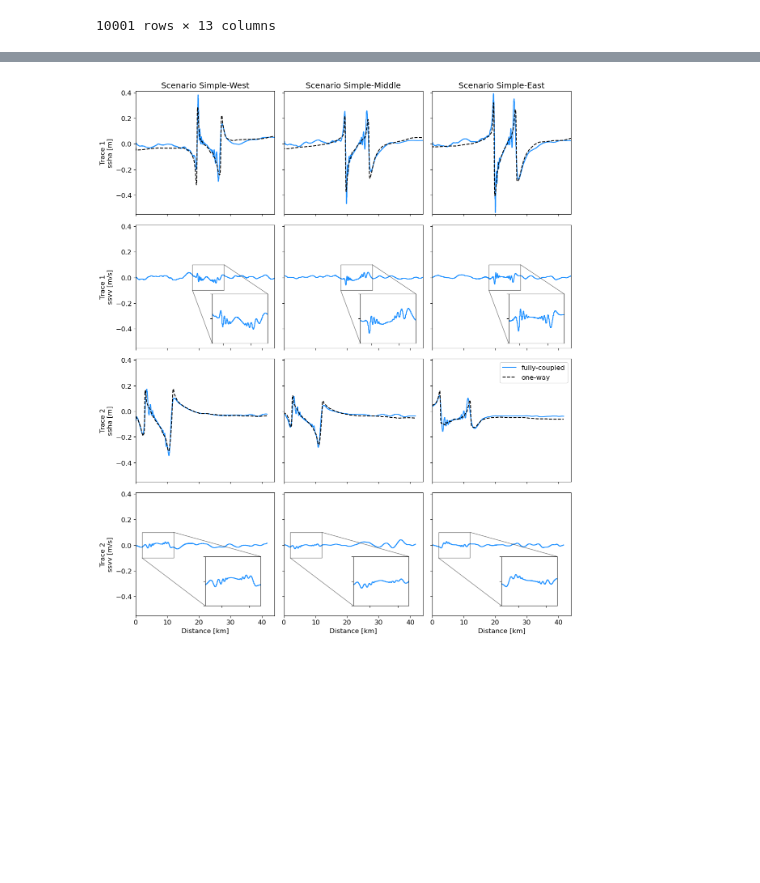
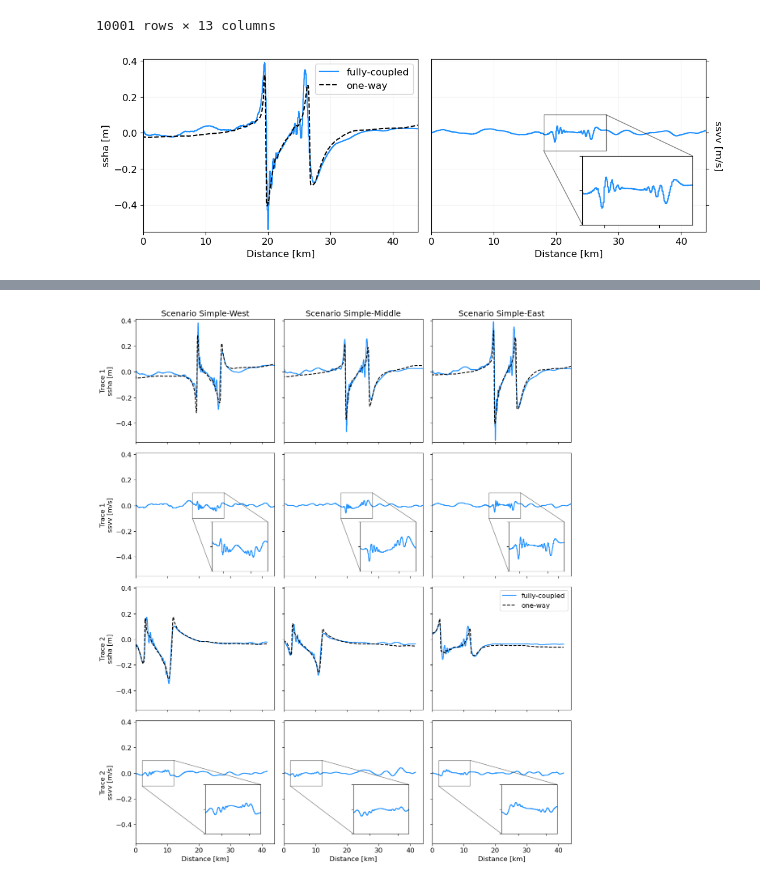
Before and after one commit to fabian-kutschera/Scripts4Processing, a Jupyter notebook: post_plotting/cross-section_ssha-ssvv_one-way_fully-coupled.ipynb, the cells around one changed output, grey strips where cells are left out. Cells and saved outputs as stored; diff of their text form; code cells hidden in the pictures; blank space fills up the shorter version.

Commit message:
add pars-pro-toto

```diff
--- a/post_plotting/cross-section_ssha-ssvv_one-way_fully-coupled.ipynb
+++ b/post_plotting/cross-section_ssha-ssvv_one-way_fully-coupled.ipynb
@@ -81,3 +81,33 @@ def plot_ssvv(filename, trace_nr, ax):
     axins.set_xticklabels([])
     axins.set_yticklabels([])
     ax.indicate_inset_zoom(axins, edgecolor="black")
+# %%
+# L305-314: You show a panel of 12 figures to only conclude that the waveforms contain more short-period signal.
+# If there is not more to gain from this plot, I would only show two subplots as pars-pro-toto.
+# Focus on Trace 1 Simple-East
+fig, (ax1, ax2) = plt.subplots(1, 2, figsize=(11,3.8), sharex=True, sharey=True)
+
+ax1.set_ylabel("ssha [m]")
+plot_ssha_fully("trace1_east_o5_ssha_ssvv_120s.csv", ax1)
+plot_ssha_oneway("trace1_east_simple_oneway_ssha_120s.csv", ax1)
+
+plot_ssvv("trace1_east_o5_ssha_ssvv_120s.csv", 1, ax2)
+ax2.set_ylabel("ssvv [m/s]", rotation=270, labelpad=20)
+ax2.yaxis.tick_right()
+ax2.yaxis.set_label_position("right")
+
+ax1.set_xlabel("Distance [km]")
+ax2.set_xlabel("Distance [km]")
+ax1.set_xticks([0, 10, 20, 30 ,40])
+
+ax1.set_ylim(-0.55, 0.41)
+ax1.set_xlim(0,44.01)
+ax1.grid(c='0.95')
+ax2.grid(c='0.95')
+
+ax1.legend(loc="upper right")
+
+plt.tight_layout()
+fig.savefig("fig11.png", dpi=300)
+# %% [output]
+[figure, added]
```
Also changed, not shown: parts of 1 cell of this notebook, 1 other file.
